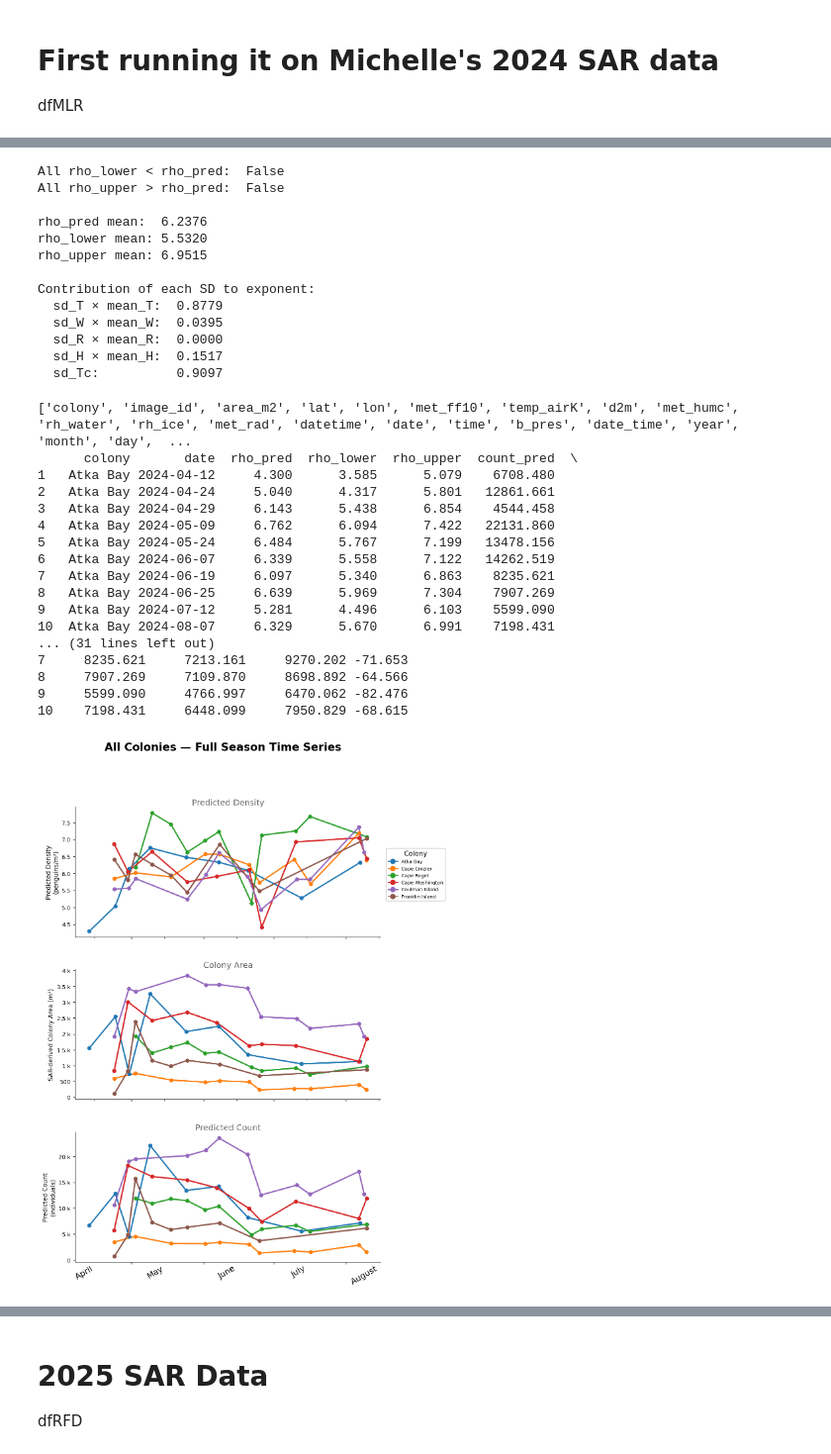
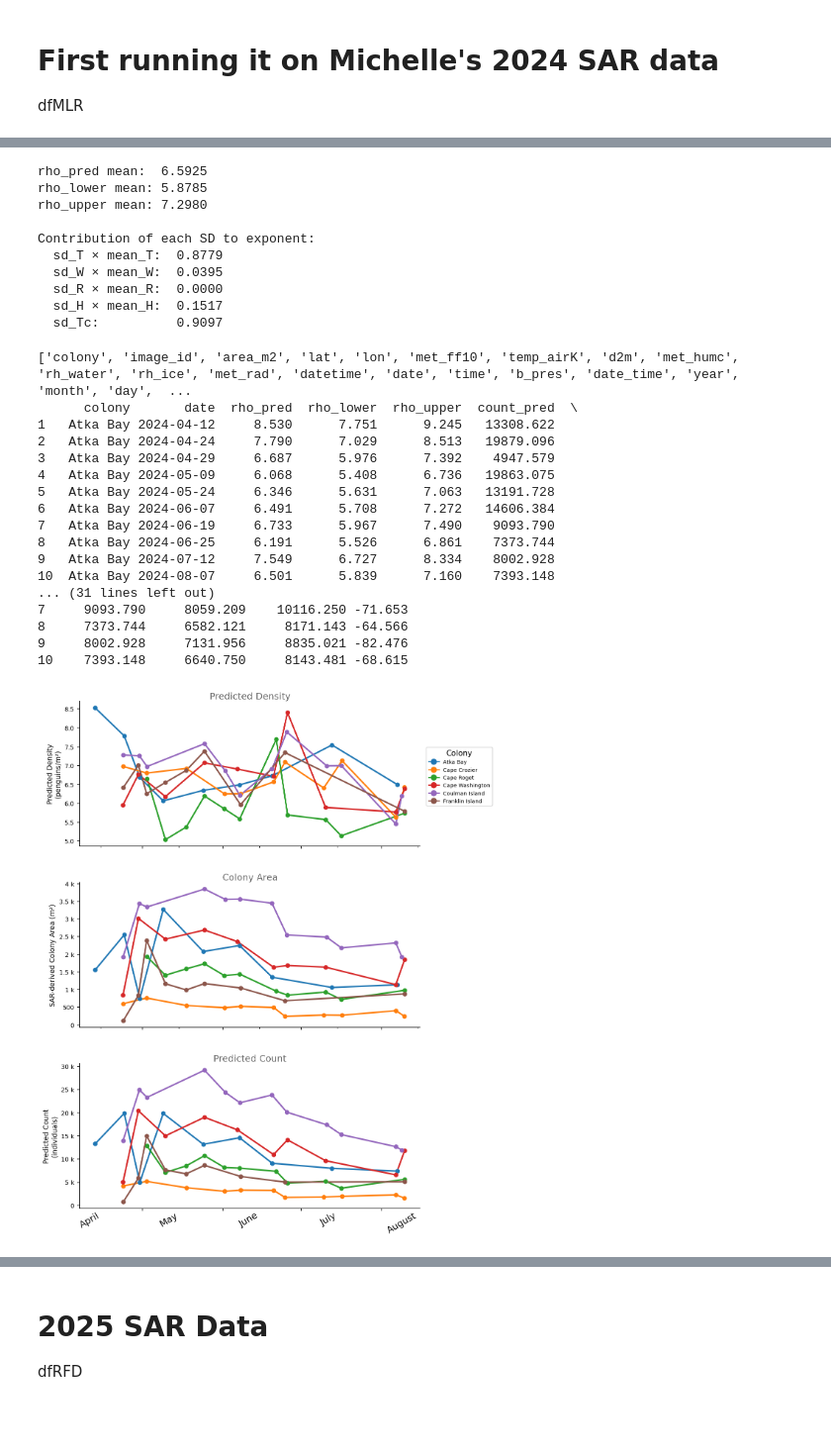
Before and after one commit to rosetazetta/SAR_EmperorPenguin, a Jupyter notebook: Code/density_model_refined.ipynb, the cells around one changed output, grey strips where cells are left out. Shown at 99% size. Cells and saved outputs as stored; diff of their text form; code cells hidden in the pictures; blank space fills up the shorter version.

```diff
--- a/Code/density_model_refined.ipynb
+++ b/Code/density_model_refined.ipynb
@@ -154,7 +147,8 @@ R = dfMLR["met_rad"].values
 H = dfMLR["met_humc"].values
 # %%
 #Plug them in the windchill formula
-#rho_pred = rho_max/(1 + exp( cT*T + cW*W + cH*H + cR*R - Tc ))
+#ADDING A NEGATIVE SIGN
+#rho_pred = rho_max/(1 + exp(-( cT*T + cW*W + cH*H + cR*R - Tc )))
 
 #with:
 #rho_max = 12.83 1/m²
@@ -164,7 +158,7 @@ H = dfMLR["met_humc"].values
 #count_pred = rho_pred * A
 
 
-rho_pred = rho_max/(1 + np.exp( (cT*T) + (cW*W) + (cH*H) + (cR*R) - Tc ))
+rho_pred = rho_max/(1 + np.exp(-((cT*T) + (cW*W) + (cH*H) + (cR*R) - Tc )))
 # %%
 #And now we take that rho pred and mutliply it by area to get our count estimates
 
@@ -201,8 +195,8 @@ Exported 73 rows to dfMLR_with_predictions_final_redone.csv
 
 # Simple uncertainty — propagate SDs as ± 1 standard deviation
 
-# Upper rho — minimise exponent by pushing coefficients toward zero
-exponent_upper = (
+# Lower rho — minimise exponent by pushing coefficients toward zero, decreasing strength of variable
+exponent_lower = (
     (cT + sd_T) * T +   # cT negative, add SD moves toward zero
     (cW - sd_W) * W +   # cW positive, subtract SD moves toward zero
     (cR + sd_R) * R +   # cR negative, add SD moves toward zero
@@ -210,8 +204,8 @@ exponent_upper = (
     (Tc + sd_Tc)         # Tc negative, add SD moves toward zero
 )
 
-# Lower rho — maximise exponent by pushing coefficients away from zero
-exponent_lower = (
+# Upper rho — maximise exponent by pushing coefficients away from zero, increasing strength of variable
+exponent_upper = (
     (cT - sd_T) * T +   # cT negative, subtract SD moves away from zero
     (cW + sd_W) * W +   # cW positive, add SD moves away from zero
     (cR - sd_R) * R +   # cR negative, subtract SD moves away from zero
@@ -219,8 +213,8 @@ exponent_lower = (
     (Tc - sd_Tc)         # Tc negative, subtract SD moves away from zero
 )
 
-dfMLR["rho_upper"] = rho_max / (1 + np.exp(exponent_upper))
-dfMLR["rho_lower"] = rho_max / (1 + np.exp(exponent_lower))
+dfMLR["rho_upper"] = rho_max / (1 + np.exp(-(exponent_upper)))
+dfMLR["rho_lower"] = rho_max / (1 + np.exp(-(exponent_lower)))
 
 # Verify
 print(f"\nrho_pred mean:  {dfMLR['rho_pred'].mean():.4f}")
@@ -233,12 +227,9 @@ print(f"  sd_R × mean_R:  {sd_R * dfMLR['met_rad'].mean():.4f}")
 print(f"  sd_H × mean_H:  {sd_H * dfMLR['met_humc'].mean():.4f}")
 print(f"  sd_Tc:          {sd_Tc:.4f}")
 # %% [output]
-All rho_lower < rho_pred:  False
-All rho_upper > rho_pred:  False
-
-rho_pred mean:  6.2376
-rho_lower mean: 5.5320
-rho_upper mean: 6.9515
+rho_pred mean:  6.5925
+rho_lower mean: 5.8785
+rho_upper mean: 7.2980
 
 Contribution of each SD to exponent:
   sd_T × mean_T:  0.8779
@@ -281,25 +272,25 @@ print(dfMLR[["colony_name", "colony", "date", "rho_pred", "rho_lower", "rho_uppe
              "count_pred", "count_lower",  "count_upper", "Ta_C"]].dropna().head(10).round(3))
 
 
-dfMLR.to_csv(os.path.join(INPUTPATH, "Final results/Unchanged coefficients/dfMLR_with_predictions_final_redone-UNCHANGED.csv"), index=False)
+dfMLR.to_csv(os.path.join(INPUTPATH, "Final results/Actual final results/dfMLR_with_predictions_final_July2026.csv"), index=False)
 # %% [output]
 ['colony', 'image_id', 'area_m2', 'lat', 'lon', 'met_ff10', 'temp_airK', 'd2m', 'met_humc', 'rh_water', 'rh_ice', 'met_rad', 'datetime', 'date', 'time', 'b_pres', 'date_time', 'year', 'month', 'day',  ...
       colony       date  rho_pred  rho_lower  rho_upper  count_pred  \
-1   Atka Bay 2024-04-12     4.300      3.585      5.079    6708.480
-2   Atka Bay 2024-04-24     5.040      4.317      5.801   12861.661
-3   Atka Bay 2024-04-29     6.143      5.438      6.854    4544.458
-4   Atka Bay 2024-05-09     6.762      6.094      7.422   22131.860
-5   Atka Bay 2024-05-24     6.484      5.767      7.199   13478.156
-6   Atka Bay 2024-06-07     6.339      5.558      7.122   14262.519
-7   Atka Bay 2024-06-19     6.097      5.340      6.863    8235.621
-8   Atka Bay 2024-06-25     6.639      5.969      7.304    7907.269
-9   Atka Bay 2024-07-12     5.281      4.496      6.103    5599.090
-10  Atka Bay 2024-08-07     6.329      5.670      6.991    7198.431
+1   Atka Bay 2024-04-12     8.530      7.751      9.245   13308.622
+2   Atka Bay 2024-04-24     7.790      7.029      8.513   19879.096
+3   Atka Bay 2024-04-29     6.687      5.976      7.392    4947.579
+4   Atka Bay 2024-05-09     6.068      5.408      6.736   19863.075
+5   Atka Bay 2024-05-24     6.346      5.631      7.063   13191.728
+6   Atka Bay 2024-06-07     6.491      5.708      7.272   14606.384
+7   Atka Bay 2024-06-19     6.733      5.967      7.490    9093.790
+8   Atka Bay 2024-06-25     6.191      5.526      6.861    7373.744
+9   Atka Bay 2024-07-12     7.549      6.727      8.334    8002.928
+10  Atka Bay 2024-08-07     6.501      5.839      7.160    7393.148
 ... (31 lines left out)
-7     8235.621     7213.161     9270.202 -71.653
-8     7907.269     7109.870     8698.892 -64.566
-9     5599.090     4766.997     6470.062 -82.476
-10    7198.431     6448.099     7950.829 -68.615
+7     9093.790     8059.209    10116.250 -71.653
+8     7373.744     6582.121     8171.143 -64.566
+9     8002.928     7131.956     8835.021 -82.476
+10    7393.148     6640.750     8143.481 -68.615
 # %%
 # Wow it worked
 #Now i wantto recreate Alex's plot to see if it matchs
@@ -364,15 +355,6 @@ for colony in colonies_all:
         ax.scatter(df_c["datetime"], df_c["count_pred"],
                    s=25, color=color, zorder=3, alpha=1)
 
-# ── Peak huddle window shading ─────────────────────────────────────────────────
-#for yr in dfArea["datetime"].apply(pd.Timestamp).dt.year.unique():
-#    axes[2].axvspan(
-#        pd.Timestamp(f"{yr}-06-25"),
-#        pd.Timestamp(f"{yr}-07-31"),
-#        alpha=0.08, color="purple",
-#        label="Peak huddle window" if yr == dfArea["datetime"].apply(
-#            pd.Timestamp).dt.year.unique()[0] else None
-#    )
 
 # ── Formatting ─────────────────────────────────────────────────────────────────
 axes[1].set_ylabel("SAR-derived Colony Area (m²)")
@@ -393,34 +375,34 @@ for ax, subtitle in zip(axes, ["Predicted Density", "Colony Area", "Predicted Co
 axes[2].xaxis.set_major_locator(mdates.MonthLocator())
 axes[2].xaxis.set_major_formatter(mtick.NullFormatter())
 axes[2].xaxis.set_minor_locator(mdates.MonthLocator(bymonthday=15))
 axes[2].xaxis.set_minor_formatter(mdates.DateFormatter("%B"))
 for label in axes[2].xaxis.get_minorticklabels():
     label.set_rotation(30)
     label.set_ha("right")
     label.set_fontsize(12)
 axes[2].tick_params(axis="x", which="minor", length=0)
 
 # ── Legend ─────────────────────────────────────────────────────────────────────
 # Place legend outside the plot to avoid obscuring data
 legend_handles = [
     plt.Line2D([0], [0], color=colony_colors[c], linewidth=1.5,
                marker="o", markersize=7, label=c)
     for c in colonies_all
 ]
 axes[2].legend(handles=legend_handles,
                loc="upper left",
                bbox_to_anchor=(1.01, 3.2),
                fontsize=7, frameon=True,
                ncol=1, title="Colony")
 
-fig.suptitle("All Colonies — Full Season Time Series",
-             fontsize=16, fontweight="bold", y=0.99)
+#fig.suptitle("All Colonies — Full Season Time Series",
+#             fontsize=16, fontweight="bold", y=0.99)
 
 plt.tight_layout(rect=[0, 0, 0.88, 0.97])
 plt.subplots_adjust(hspace=0.25)
 
-plt.savefig(os.path.join(INPUTPATH, "Final results/Unchanged coefficients/all_colonies_timeseries_MLR_simplev5.png"),
+plt.savefig(os.path.join(INPUTPATH, "Final results/Actual final results/all_colonies_timeseries_MLR_July2026.png"),
             bbox_inches="tight", dpi=150)
 plt.show()
 # %% [output]
-[figure, old version]
+[figure, new version]
```
Also changed, not shown: parts of 9 cells of this notebook.
